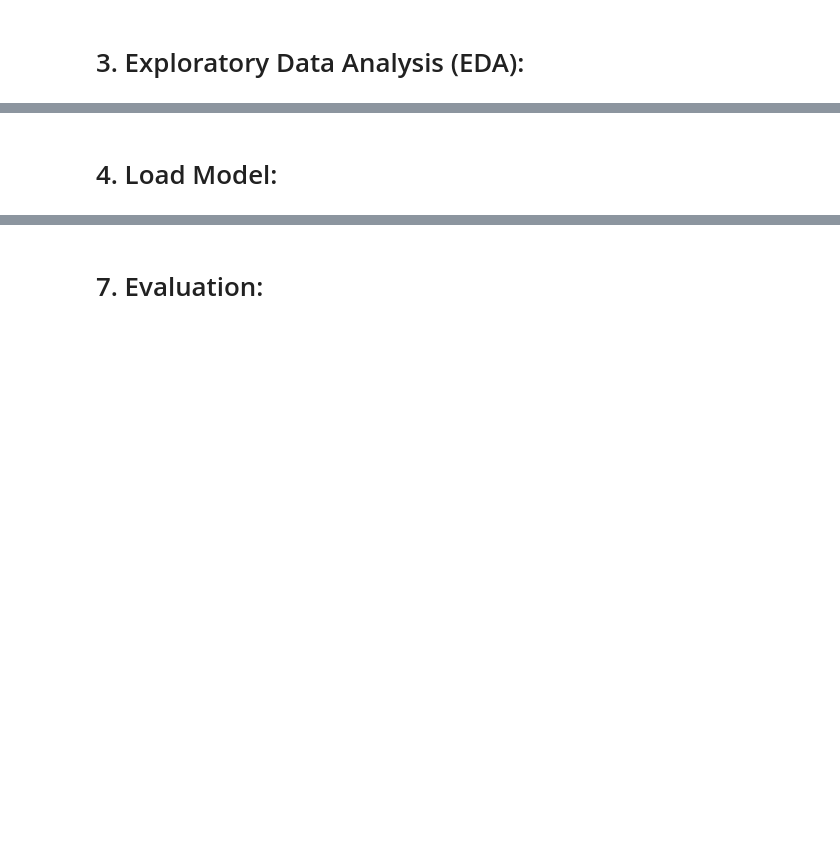
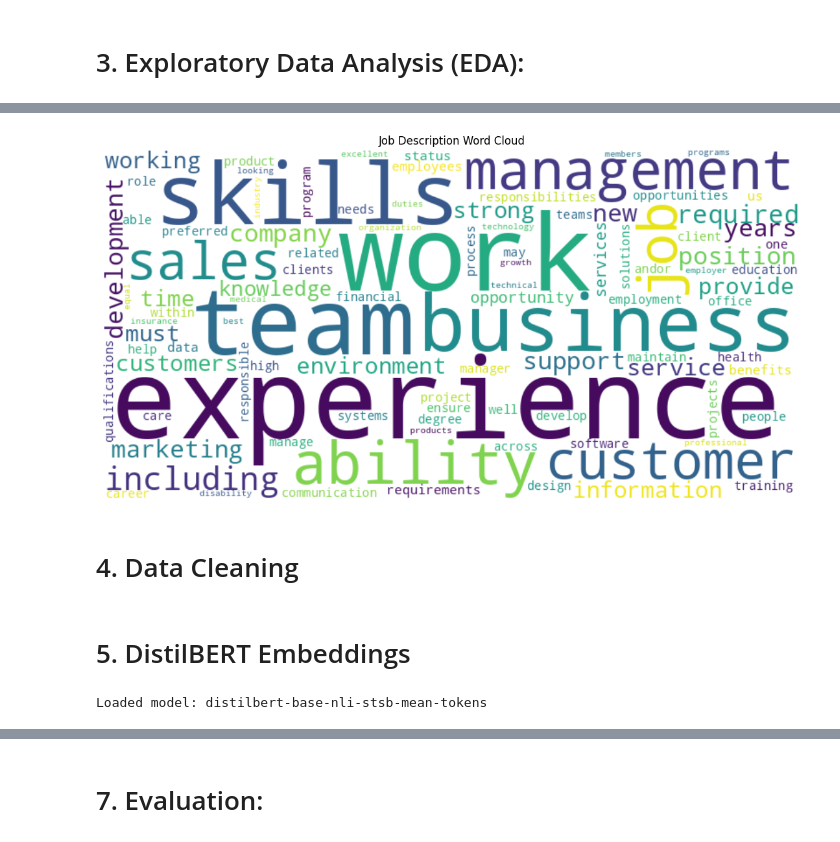
Before and after one commit to 7LuxinC/Master-FYP, a Jupyter notebook: notebooks/exp5-resume-scoring-and-job-matching-ii.ipynb, the cells around one changed output, grey strips where cells are left out. Cells and saved outputs as stored; diff of their text form; code cells hidden in the pictures; blank space fills up the shorter version.

```diff
--- a/notebooks/exp5-resume-scoring-and-job-matching-ii.ipynb
+++ b/notebooks/exp5-resume-scoring-and-job-matching-ii.ipynb
@@ -95,2 +157,13 @@ plt.show()
+# %%
+# Job Description Word Cloud
+wc_jd = WordCloud(width=800, height=400, background_color='white')
+wc_jd.generate_from_frequencies(jd_top_words)
+plt.figure(figsize=(15,7))
+plt.imshow(wc_jd, interpolation='bilinear')
+plt.axis('off')
+plt.title("Job Description Word Cloud")
+plt.show()
+# %% [output]
+[figure, added]
 # %% [markdown]
-# 4. Load Model:
+# 4. Data Cleaning
@@ -97,2 +179,8 @@ plt.show()
+# %% [markdown]
+# 5. DistilBERT Embeddings
 # %%
-model = SentenceTransformer("distilbert-base-nli-stsb-mean-tokens")
+model_name = "distilbert-base-nli-stsb-mean-tokens"
+model = SentenceTransformer(model_name)
+print("Loaded model:", model_name)
+# %% [output]
+Loaded model: distilbert-base-nli-stsb-mean-tokens
```
Also changed, not shown: parts of 50 cells of this notebook, 5 other files.
